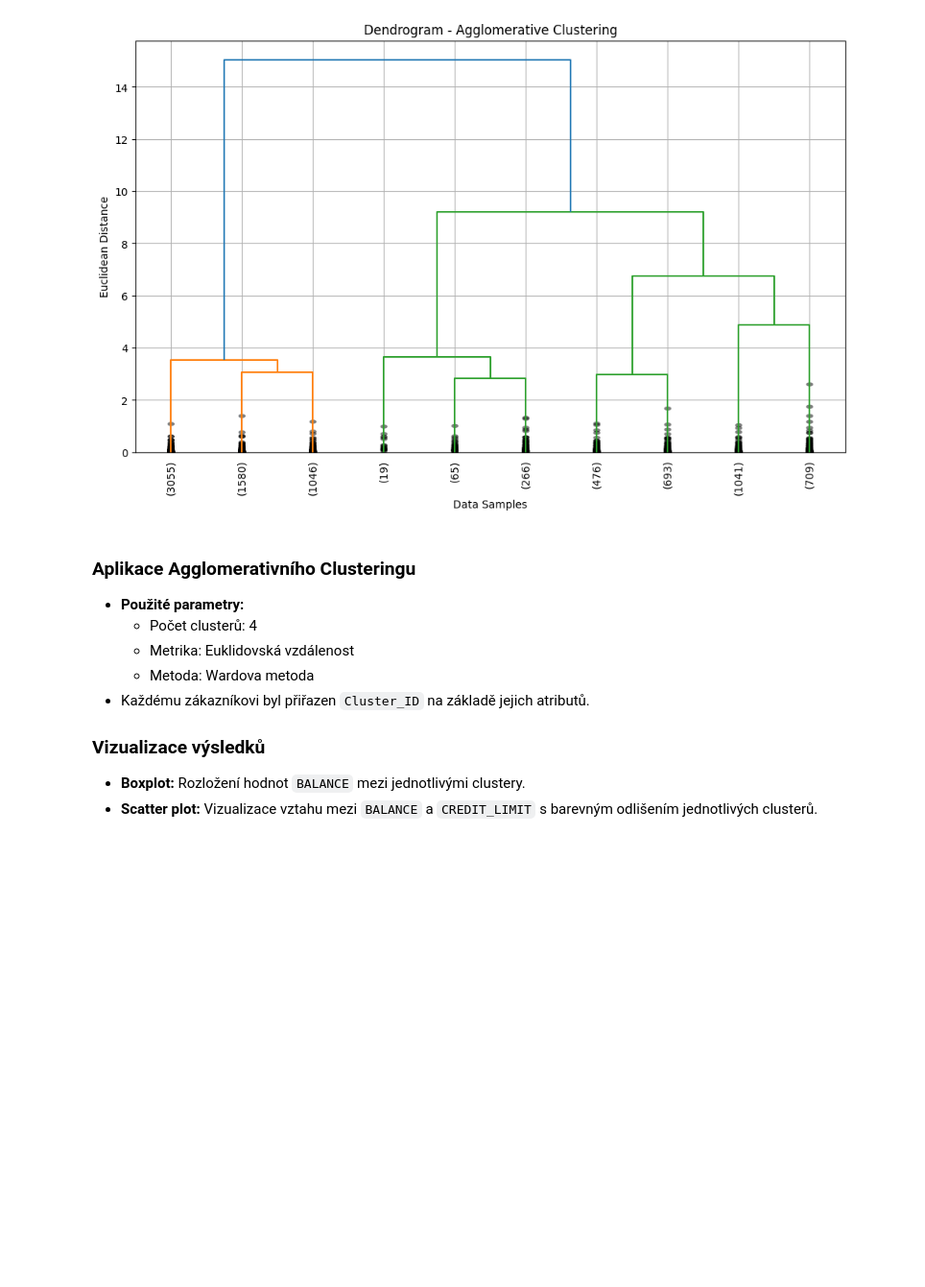
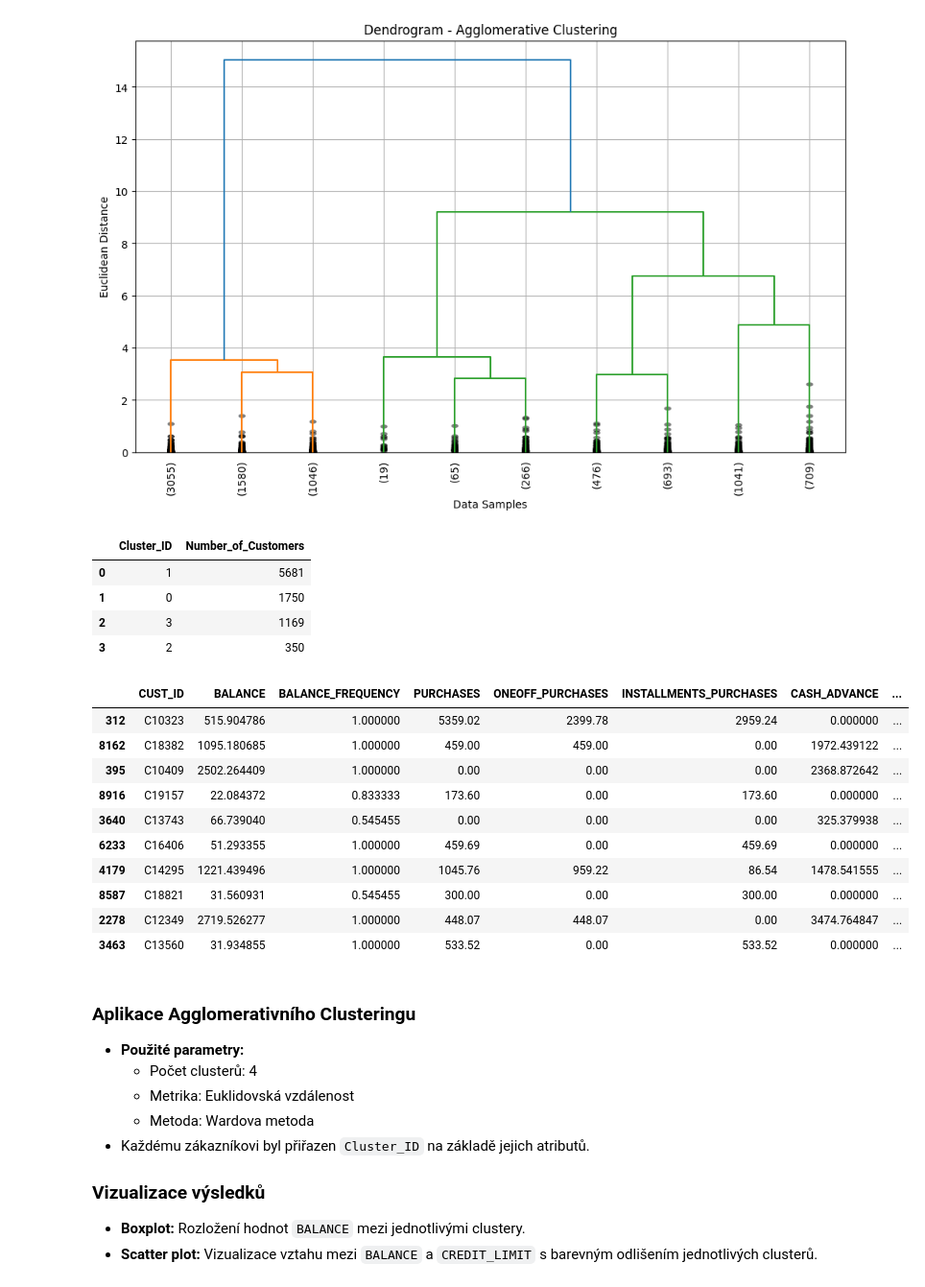
Before and after one commit to mart1ndressler/ZSU, a Jupyter notebook: week11/DRE0065/DRE0065.ipynb, the cells around one changed output. Shown at 96% size. Drawn from its saved outputs; the diff is of its cells as text; code cells hidden in the pictures; blank space fills up the shorter version.

```diff
--- a/week11/DRE0065/DRE0065.ipynb
+++ b/week11/DRE0065/DRE0065.ipynb
@@ -409,6 +424,32 @@ plt.grid(True)
 plt.show()
 # %% [output]
 [figure]
+# %%
+agg_clustering = AgglomerativeClustering(n_clusters=4, metric='euclidean', linkage='ward')
+data['Cluster_ID'] = agg_clustering.fit_predict(data_normalized)
+
+cluster_sizes_agg = data['Cluster_ID'].value_counts().reset_index()
+cluster_sizes_agg.columns = ['Cluster_ID', 'Number_of_Customers']
+display(cluster_sizes_agg)
+
+data.sample(10)
+# %% [output]
+|  | Cluster_ID | Number_of_Customers |
+| 0 | 1 | 5681 |
+| 1 | 0 | 1750 |
+| 2 | 3 | 1169 |
+| 3 | 2 | 350 |
+|  | CUST_ID | BALANCE | BALANCE_FREQUENCY | PURCHASES | ONEOFF_PURCHASES | INSTALLMENTS_PURCHASES | CASH_ADVANCE | ... |
+| 312 | C10323 | 515.904786 | 1.000000 | 5359.02 | 2399.78 | 2959.24 | 0.000000 | ... |
+| 8162 | C18382 | 1095.180685 | 1.000000 | 459.00 | 459.00 | 0.00 | 1972.439122 | ... |
+| 395 | C10409 | 2502.264409 | 1.000000 | 0.00 | 0.00 | 0.00 | 2368.872642 | ... |
+| 8916 | C19157 | 22.084372 | 0.833333 | 173.60 | 0.00 | 173.60 | 0.000000 | ... |
+| 3640 | C13743 | 66.739040 | 0.545455 | 0.00 | 0.00 | 0.00 | 325.379938 | ... |
+| 6233 | C16406 | 51.293355 | 1.000000 | 459.69 | 0.00 | 459.69 | 0.000000 | ... |
+| 4179 | C14295 | 1221.439496 | 1.000000 | 1045.76 | 959.22 | 86.54 | 1478.541555 | ... |
+| 8587 | C18821 | 31.560931 | 0.545455 | 300.00 | 0.00 | 300.00 | 0.000000 | ... |
+| 2278 | C12349 | 2719.526277 | 1.000000 | 448.07 | 448.07 | 0.00 | 3474.764847 | ... |
+| 3463 | C13560 | 31.934855 | 1.000000 | 533.52 | 0.00 | 533.52 | 0.000000 | ... |
 # %% [markdown]
 ### Aplikace Agglomerativního Clusteringu
 - **Použité parametry:**
```
Also changed, not shown: parts of 13 cells of this notebook.
